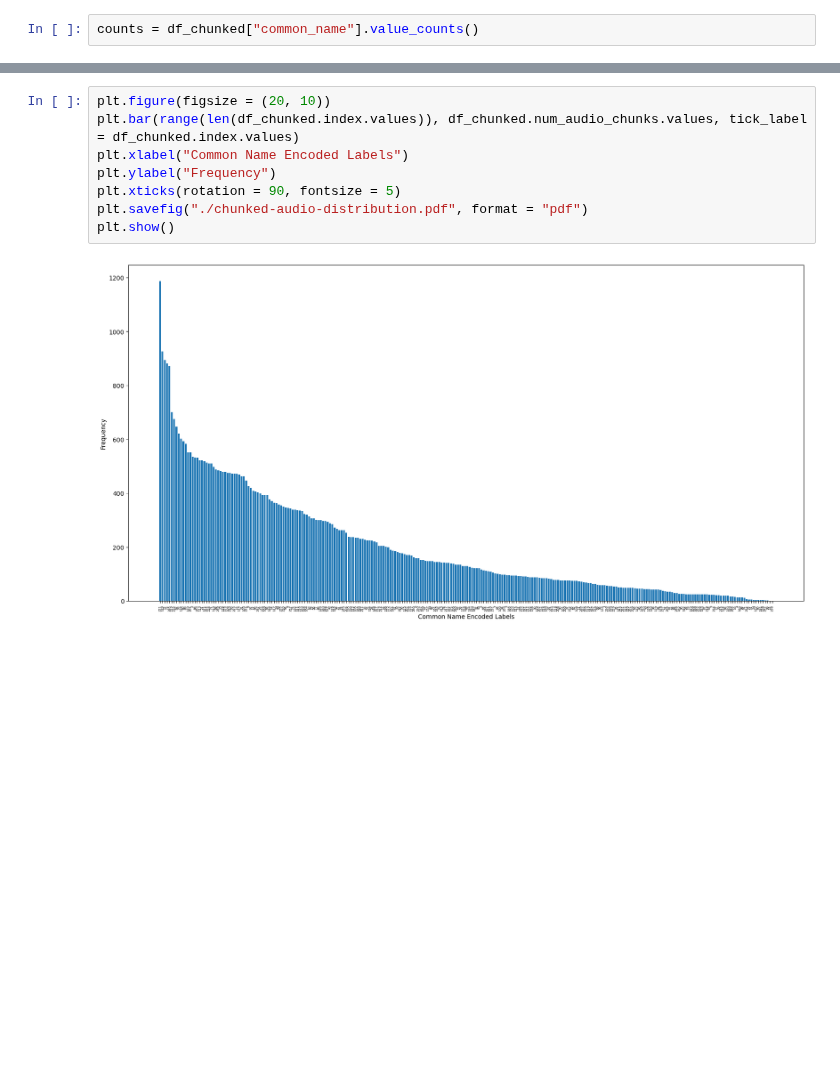
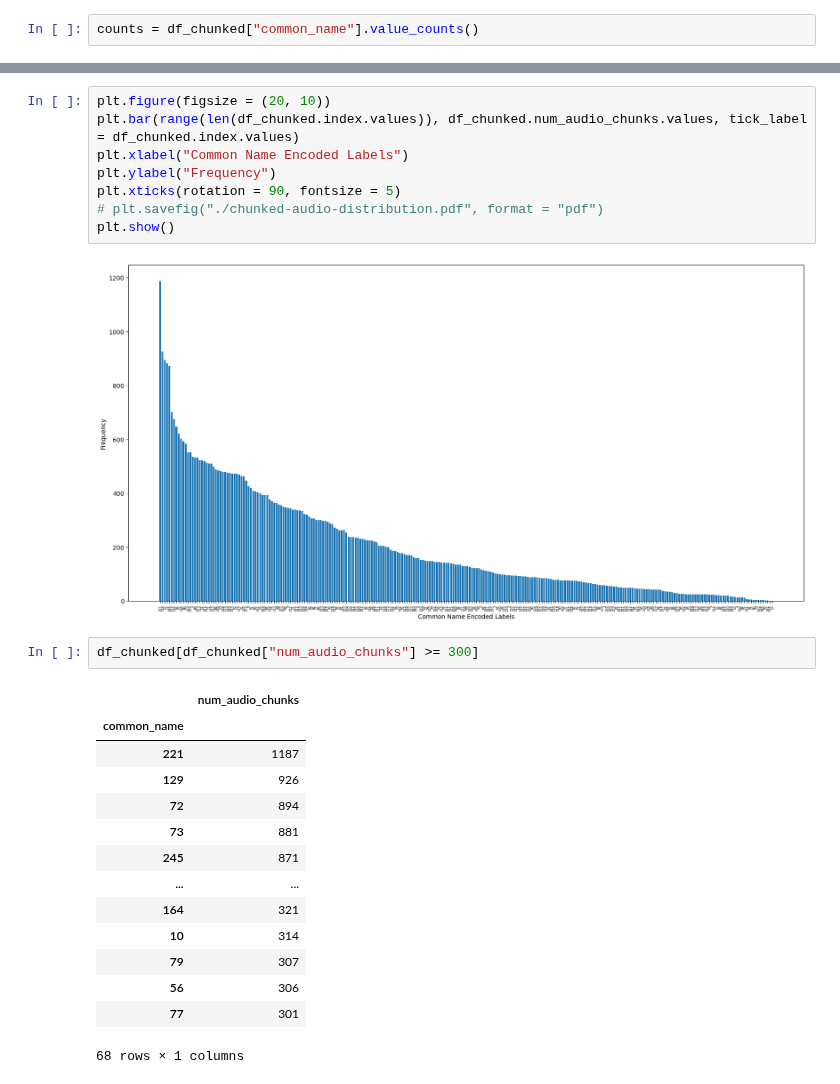
Before and after one commit to MrAliTheGreat/BirdCallLabeling, a Jupyter notebook: DataExploration.ipynb, the cells around one changed output, grey strips where cells are left out. Cells and saved outputs as stored; diff of their text form; blank space fills up the shorter version.

```diff
--- a/DataExploration.ipynb
+++ b/DataExploration.ipynb
@@ -126,7 +126,24 @@ plt.bar(range(len(df_chunked.index.values)), df_chunked.num_audio_chunks.values,
 plt.xlabel("Common Name Encoded Labels")
 plt.ylabel("Frequency")
 plt.xticks(rotation = 90, fontsize = 5)
-plt.savefig("./chunked-audio-distribution.pdf", format = "pdf")
+# plt.savefig("./chunked-audio-distribution.pdf", format = "pdf")
 plt.show()
 # %% [output]
 [figure]
+# %%
+df_chunked[df_chunked["num_audio_chunks"] >= 300]
+# %% [output]
+|  | num_audio_chunks |
+| common_name |  |
+| 221 | 1187 |
+| 129 | 926 |
+| 72 | 894 |
+| 73 | 881 |
+| 245 | 871 |
+| ... | ... |
+| 164 | 321 |
+| 10 | 314 |
+| 79 | 307 |
+| 56 | 306 |
+| 77 | 301 |
+68 rows × 1 columns
```
Also changed, not shown: parts of 2 cells of this notebook, 1 other file.
